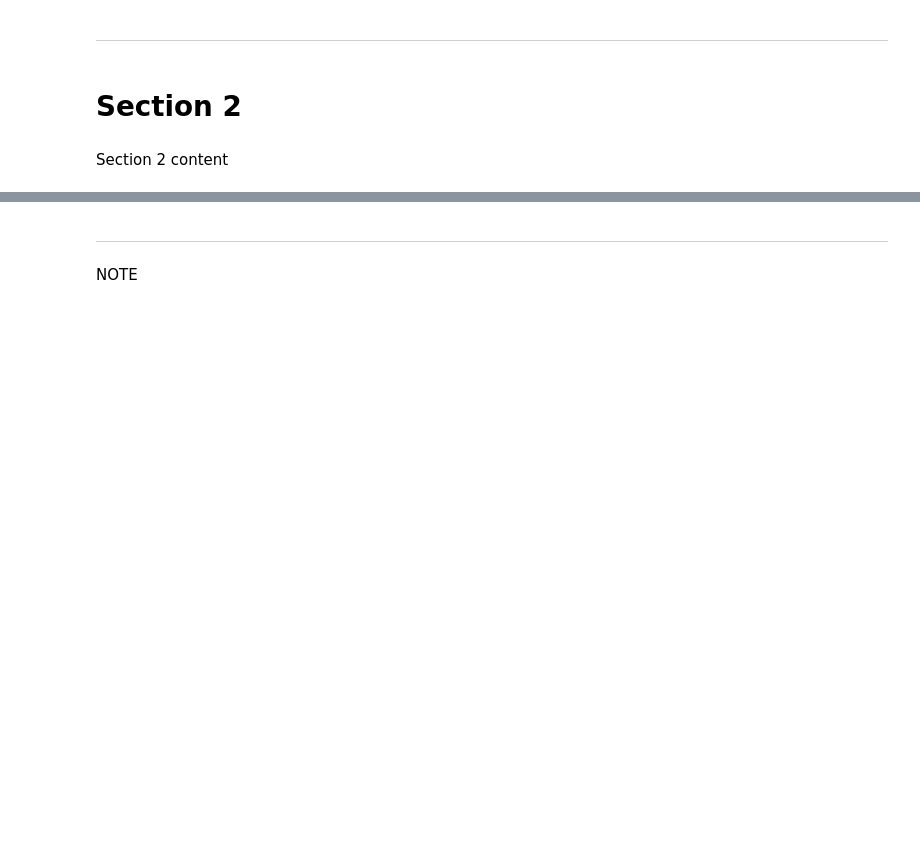
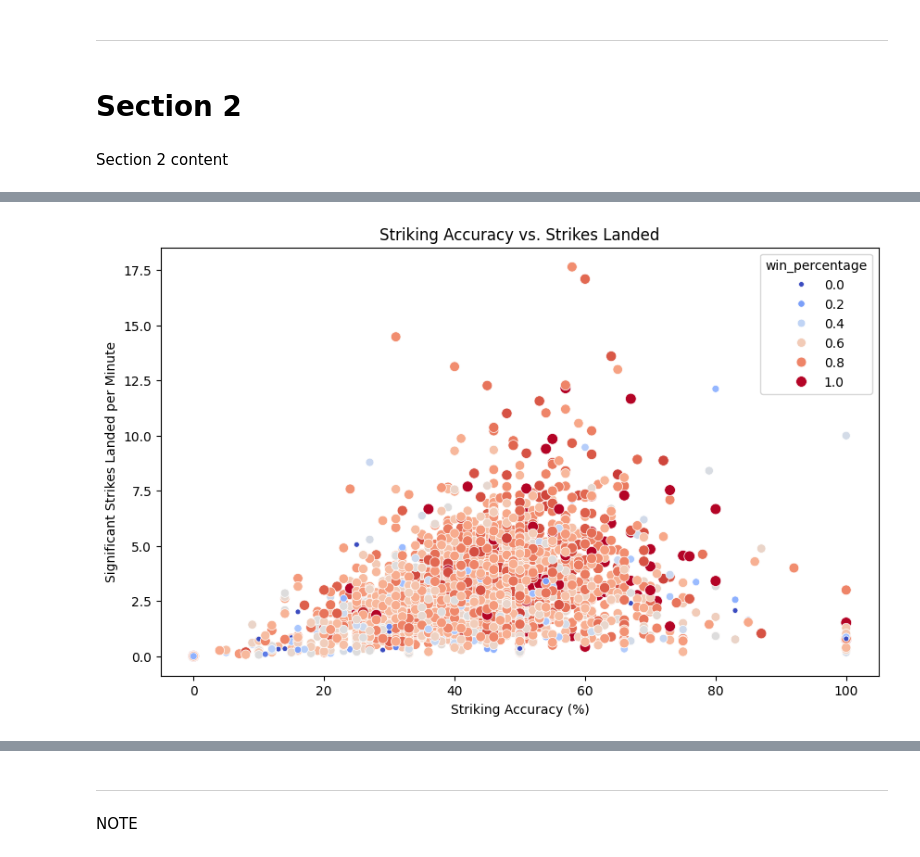
Before and after one commit to Hasnain-S1/Fighter-Statistical-Data, a Jupyter notebook: jupyter_notebooks/Notebook_Template.ipynb, the cells around one changed output, grey strips where cells are left out. Drawn from its saved outputs; the diff is of its cells as text; code cells hidden in the pictures; blank space fills up the shorter version.

```diff
--- a/jupyter_notebooks/Notebook_Template.ipynb
+++ b/jupyter_notebooks/Notebook_Template.ipynb
@@ -107,0 +256,10 @@ c:\Users\seebi\Downloads\VSCODE_Projects\Fighter-Statistical-Data\.venv\Scripts\
+# %%
+plt.figure(figsize=(10, 6))
+sns.scatterplot(x="significant_striking_accuracy", y="significant_strikes_landed_per_minute",
+                hue="win_percentage", size="win_percentage", palette="coolwarm", data=df)
+plt.xlabel("Striking Accuracy (%)")
+plt.ylabel("Significant Strikes Landed per Minute")
+plt.title("Striking Accuracy vs. Strikes Landed")
+plt.show()
+# %% [output]
+[figure, added]
```
Also changed, not shown: parts of 23 cells of this notebook.
